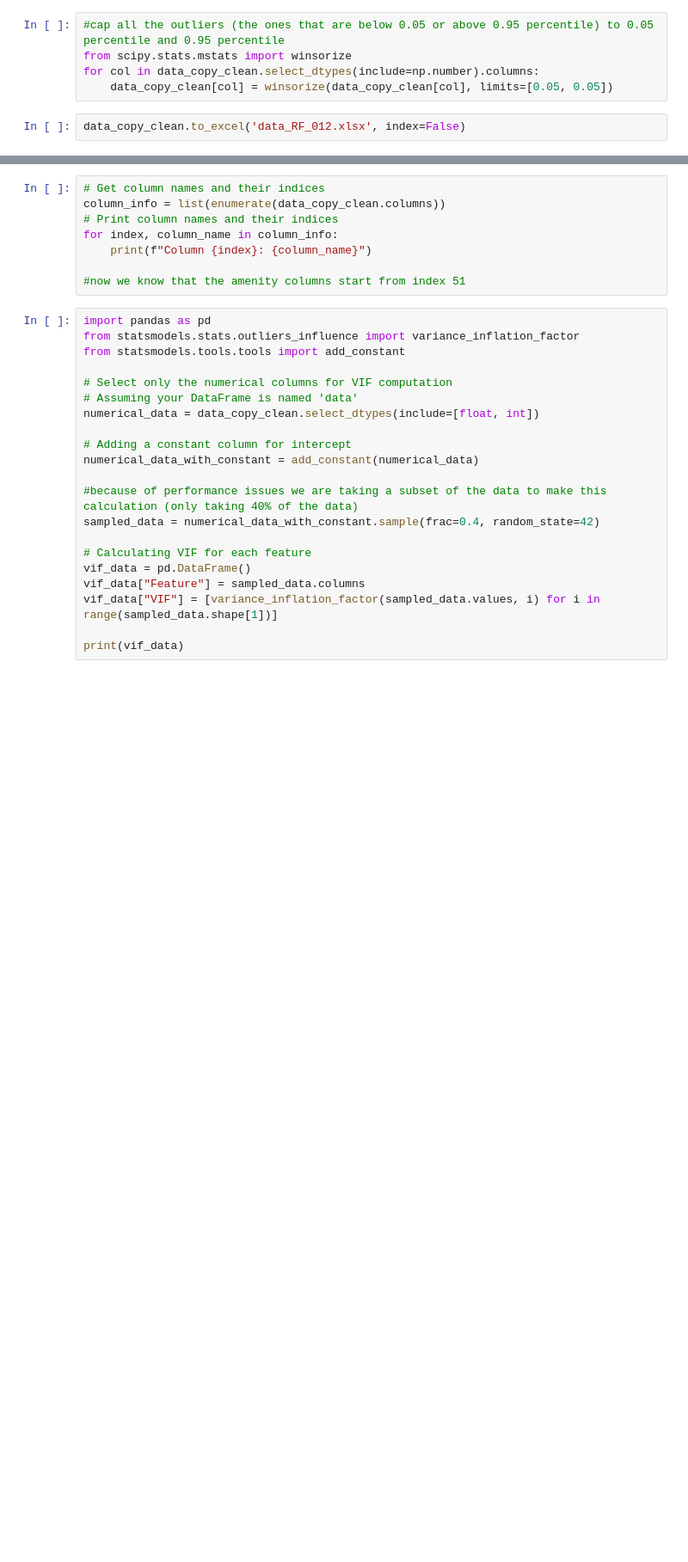
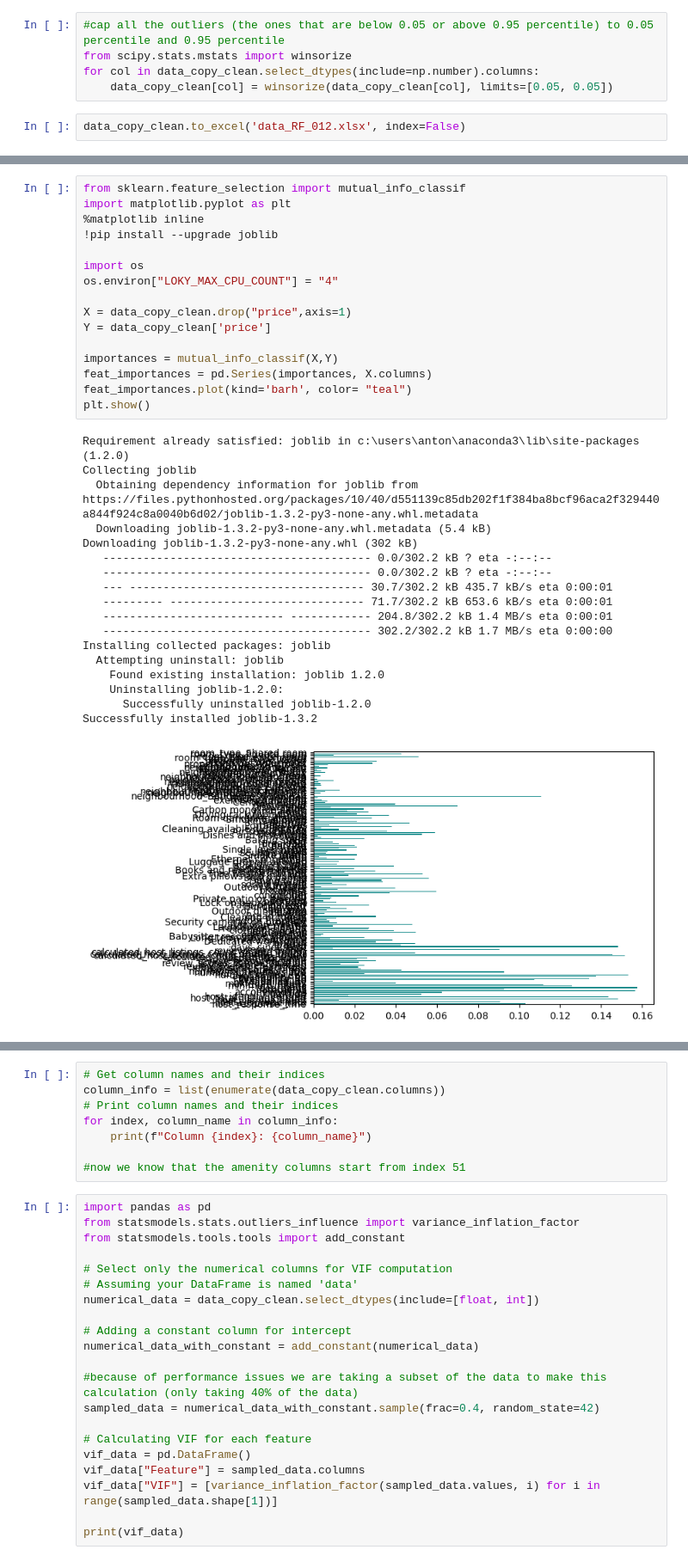
Before and after one commit to AntonSpeleers/Airbnb_Spatiotemporal_Analysis, a Jupyter notebook: main_notebook.ipynb, the cells around one changed output, grey strips where cells are left out. Shown at 86% size. Drawn from its saved outputs; the diff is of its cells as text; blank space fills up the shorter version.

```diff
--- a/main_notebook.ipynb
+++ b/main_notebook.ipynb
@@ -1344,0 +1340,35 @@ Mean Squared Error: 5683.93190453574
+# %%
+from sklearn.feature_selection import mutual_info_classif
+import matplotlib.pyplot as plt
+%matplotlib inline
+!pip install --upgrade joblib
+
+import os
+os.environ["LOKY_MAX_CPU_COUNT"] = "4"
+
+X = data_copy_clean.drop("price",axis=1)
+Y = data_copy_clean['price']
+
+importances = mutual_info_classif(X,Y)
+feat_importances = pd.Series(importances, X.columns)
+feat_importances.plot(kind='barh', color= "teal")
+plt.show()
+# %% [output]
+Requirement already satisfied: joblib in c:\users\anton\anaconda3\lib\site-packages (1.2.0)
+Collecting joblib
+  Obtaining dependency information for joblib from https://files.pythonhosted.org/packages/10/40/d551139c85db202f1f384ba8bcf96aca2f329440a844f924c8a0040b6d02/joblib-1.3.2-py3-none-any.whl.metadata
+  Downloading joblib-1.3.2-py3-none-any.whl.metadata (5.4 kB)
+Downloading joblib-1.3.2-py3-none-any.whl (302 kB)
+   ---------------------------------------- 0.0/302.2 kB ? eta -:--:--
+   ---------------------------------------- 0.0/302.2 kB ? eta -:--:--
+   --- ----------------------------------- 30.7/302.2 kB 435.7 kB/s eta 0:00:01
+   --------- ----------------------------- 71.7/302.2 kB 653.6 kB/s eta 0:00:01
+   --------------------------- ------------ 204.8/302.2 kB 1.4 MB/s eta 0:00:01
+   ---------------------------------------- 302.2/302.2 kB 1.7 MB/s eta 0:00:00
+Installing collected packages: joblib
+  Attempting uninstall: joblib
+    Found existing installation: joblib 1.2.0
+    Uninstalling joblib-1.2.0:
+      Successfully uninstalled joblib-1.2.0
+Successfully installed joblib-1.3.2
+[figure, added]
```
Also changed, not shown: parts of 9 cells of this notebook.
